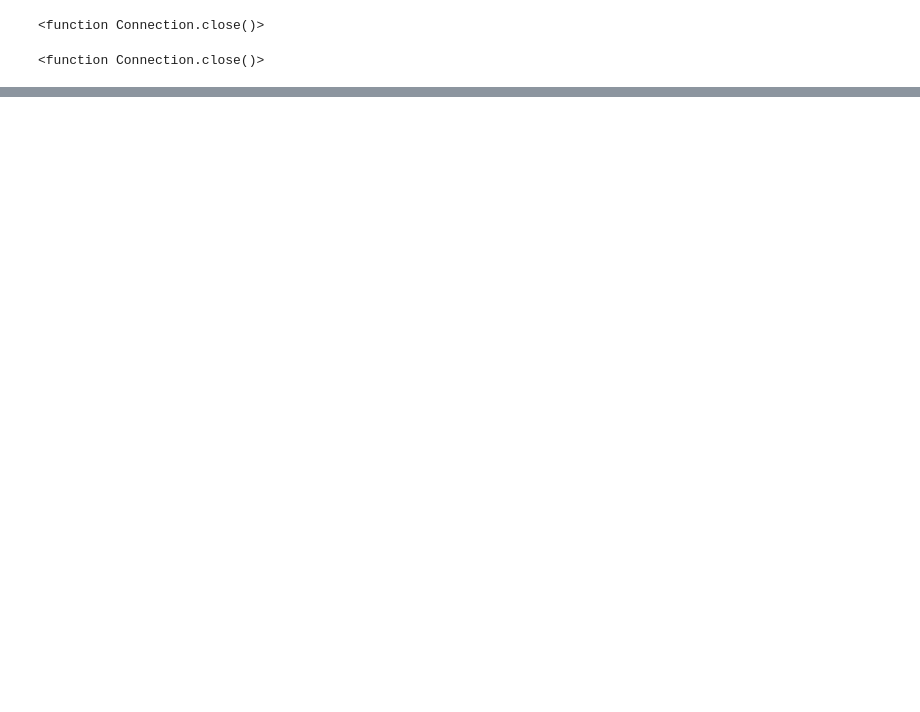
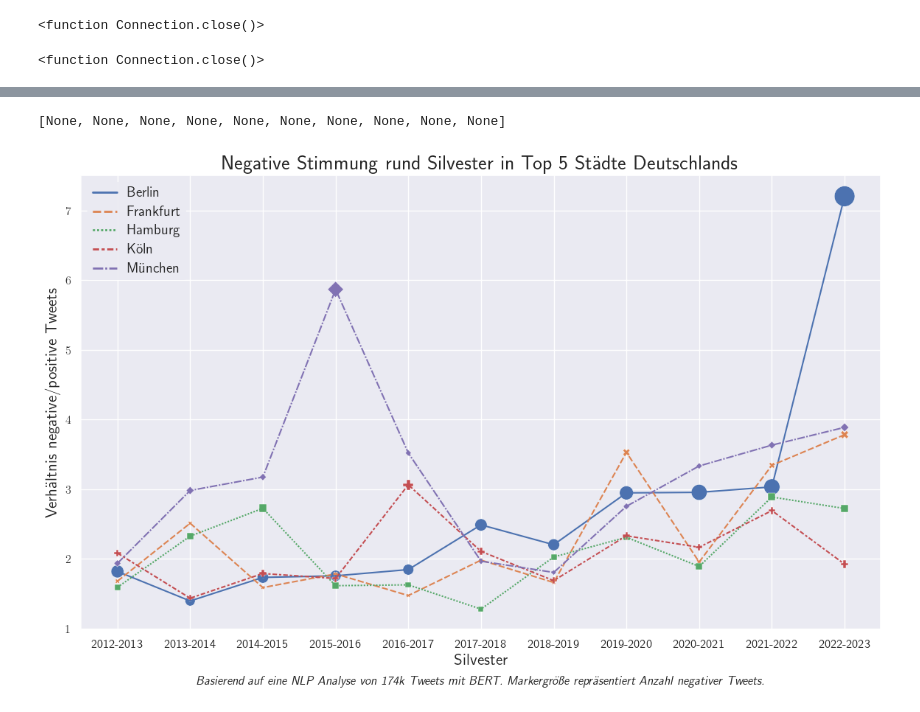
Before and after one commit to kklotzke/NLP-Sentiment-Twitter-German, a Jupyter notebook: NLP-Sentiment-Twitter-German.ipynb, the cells around one changed output, grey strips where cells are left out. Cells and saved outputs as stored; diff of their text form; code cells hidden in the pictures; blank space fills up the shorter version.

Commit message:
Create line/scatterplot from aggregated sentiment data

```diff
--- a/NLP-Sentiment-Twitter-German.ipynb
+++ b/NLP-Sentiment-Twitter-German.ipynb
@@ -144,3 +146,19 @@ conn.close()
 # %%
 del model
 torch.cuda.empty_cache()
+# %%
+conn = create_connection(db_file)
+cur = conn.cursor()
+cur.execute("SELECT search_term, period, sentiment FROM tweets")
+df = pd.DataFrame(list(cur), columns = ['search_term', 'period', 'sentiment'])
+conn.commit()
+conn.close()
+# %%
+df_aggr = df.groupby(['search_term','period', 'sentiment']).size().reset_index(name='counts')
+df_aggr
+df_aggr = pd.pivot(df_aggr, index=['search_term', 'period'], columns='sentiment', values='counts')
+df_aggr = df_aggr.reset_index()
+df_aggr.columns = ['City', 'Period', 'N_Negative', 'N_Neutral', 'N_Positive']
+df_aggr['N_Total'] = df_aggr['N_Negative'] + df_aggr['N_Neutral'] + df_aggr['N_Positive']
+df_aggr['N_Negative/N_Positive'] = df_aggr['N_Negative'] / df_aggr['N_Positive']
+df_aggr.head()
@@ -146,0 +172,20 @@ torch.cuda.empty_cache()
+# %%
+sns.set(rc={'figure.figsize':(14,8), 'text.usetex' : True, "font.family": "sans-serif", "font.serif": "Go", "font.sans-serif": "Go"})
+sns.set_style("dark")
+sns.set(font_scale = 1.1)
+caption="Basierend auf eine NLP Analyse von 174k deutschsprachigen Tweets mit BERT. Markergröße repräsentiert Anzahl negativer Tweets."
+plt.figure()
+ax1 = sns.lineplot(data=df_aggr, x="Period", y="N_Negative/N_Positive", hue="City", style="City", markers=False, legend="brief", palette ='deep')
+ax2 = sns.scatterplot(data=df_aggr, x="Period", y="N_Negative/N_Positive", hue="City", style="City", size="N_Negative",  sizes=(15, 400), legend=False, palette ='deep')
+ax1.set_xlabel(r'\begin{center}Silvester\\*\textit{\large{' + caption + r'}}\end{center}', fontsize=15.5)
+#ax1.axes.set_xlabel("Silvester", fontsize=15.5)
+ax1.axes.set_ylabel("Verhältnis negative/positive Tweets", fontsize=15.5)
+ax1.axes.set_title("Negative Stimmung rund Silvester in Top 5 Städte Deutschlands", fontsize=20)
+ax1.get_legend().set_title(None)
+for line in ax1.get_legend().get_lines():
+    line.set_linewidth(2.0)
+ax1.get_legend().get_frame().set_linewidth(0.0)
+plt.setp(ax1.get_legend().get_texts(), fontsize='14') # for legend text
+# %% [output]
+[None, None, None, None, None, None, None, None, None, None]
+[figure, added]
```
Also changed, not shown: parts of 2 cells of this notebook, 1 other file.
